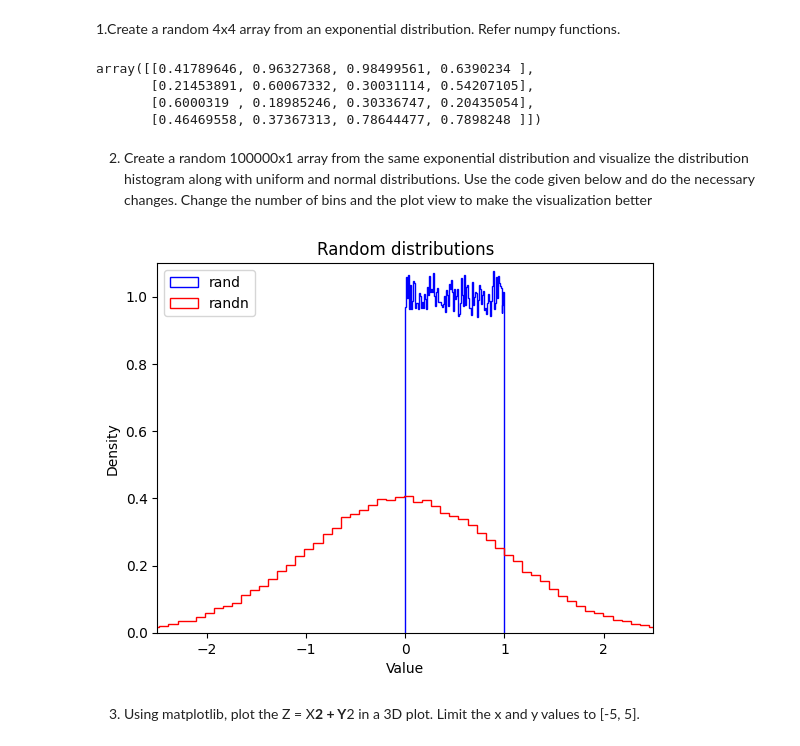
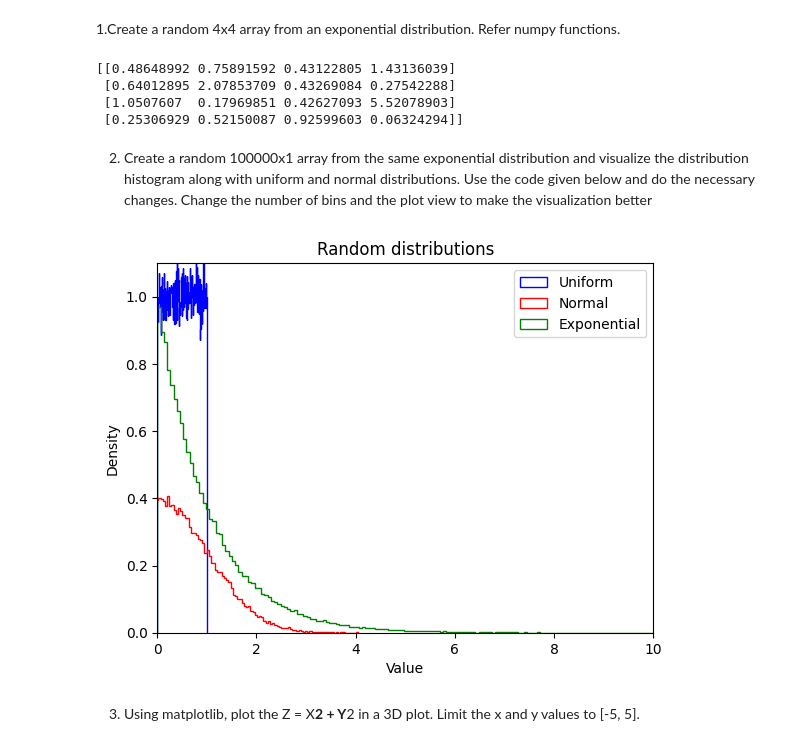
Before and after one commit to ChirathiSomadasa/Deep_Learning_Lab_01, a Jupyter notebook: Lab1_Deep_Learning_Task_1.ipynb, the cells around one changed output. Drawn from its saved outputs; the diff is of its cells as text; code cells hidden in the pictures.

```diff
--- a/Lab1_Deep_Learning_Task_1.ipynb
+++ b/Lab1_Deep_Learning_Task_1.ipynb
@@ -4,28 +6,42 @@
 from __future__ import division, print_function, unicode_literals
 # %%
 import numpy as np
-# %%
-np.random.rand(4,4)
-# %% [output]
-array([[0.41789646, 0.96327368, 0.98499561, 0.6390234 ],
-       [0.21453891, 0.60067332, 0.30031114, 0.54207105],
-       [0.6000319 , 0.18985246, 0.30336747, 0.20435054],
-       [0.46469558, 0.37367313, 0.78644477, 0.7898248 ]])
+# %%
+import numpy as np
+
+scale = 1.0
+arr = np.random.exponential(scale=scale, size=(4,4))
+print(arr)
+# %% [output]
+[[0.48648992 0.75891592 0.43122805 1.43136039]
+ [0.64012895 2.07853709 0.43269084 0.27542288]
+ [1.0507607  0.17969851 0.42627093 5.52078903]
+ [0.25306929 0.52150087 0.92599603 0.06324294]]
 # %% [markdown]
 2. Create a random 100000x1 array from the same exponential distribution and visualize the distribution histogram along with uniform and normal distributions. Use the code given below and do the necessary changes. Change the number of bins and the plot view to make the visualization better
 # %%
+import numpy as np
 import matplotlib.pyplot as plt
 
-plt.hist(np.random.rand(100000), density=True, bins=100, histtype="step", color="blue", label="rand")
-plt.hist(np.random.randn(100000), density=True, bins=100, histtype="step", color="red", label="randn")
-plt.axis([-2.5, 2.5, 0, 1.1])
-plt.legend(loc = "upper left")
+n = 100000
+scale = 1.0
+
+exp_data = np.random.exponential(scale=scale, size=n)
+uniform_data = np.random.rand(n)
+normal_data = np.random.randn(n)
+
+plt.hist(uniform_data, density=True, bins=200, histtype='step', color='blue', label='Uniform')
+plt.hist(normal_data, density=True, bins=200, histtype='step', color='red', label='Normal')
+plt.hist(exp_data, density=True, bins=200, histtype='step', color='green', label='Exponential')
+
+plt.axis([0, 10, 0, 1.1])  # Adjust axis to show exponential tail properly
+plt.legend(loc='upper right')
 plt.title("Random distributions")
 plt.xlabel("Value")
 plt.ylabel("Density")
 plt.show()
 # %% [output]
-[figure, old version]
+[figure, new version]
 # %% [markdown]
 3. Using matplotlib, plot the Z = X**2 + Y**2 in a 3D plot. Limit the x and y values to [-5, 5].
 # %%
```
Also changed, not shown: parts of 1 cell of this notebook.
